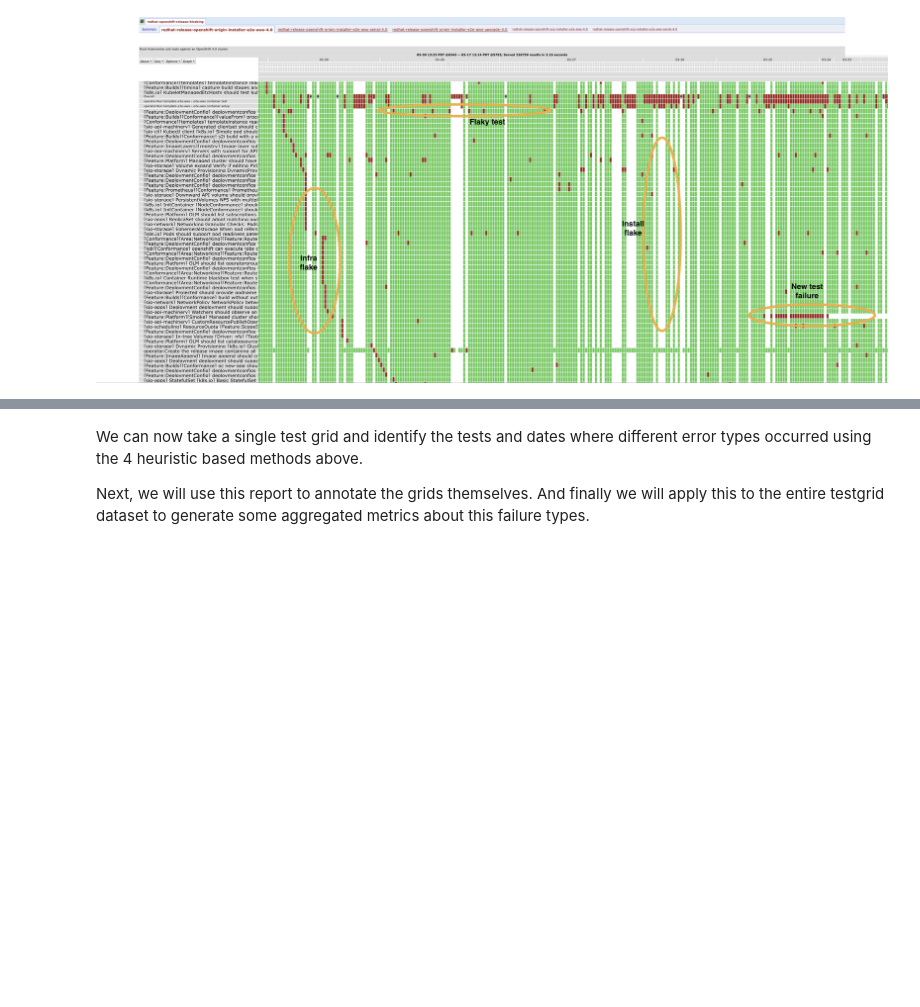
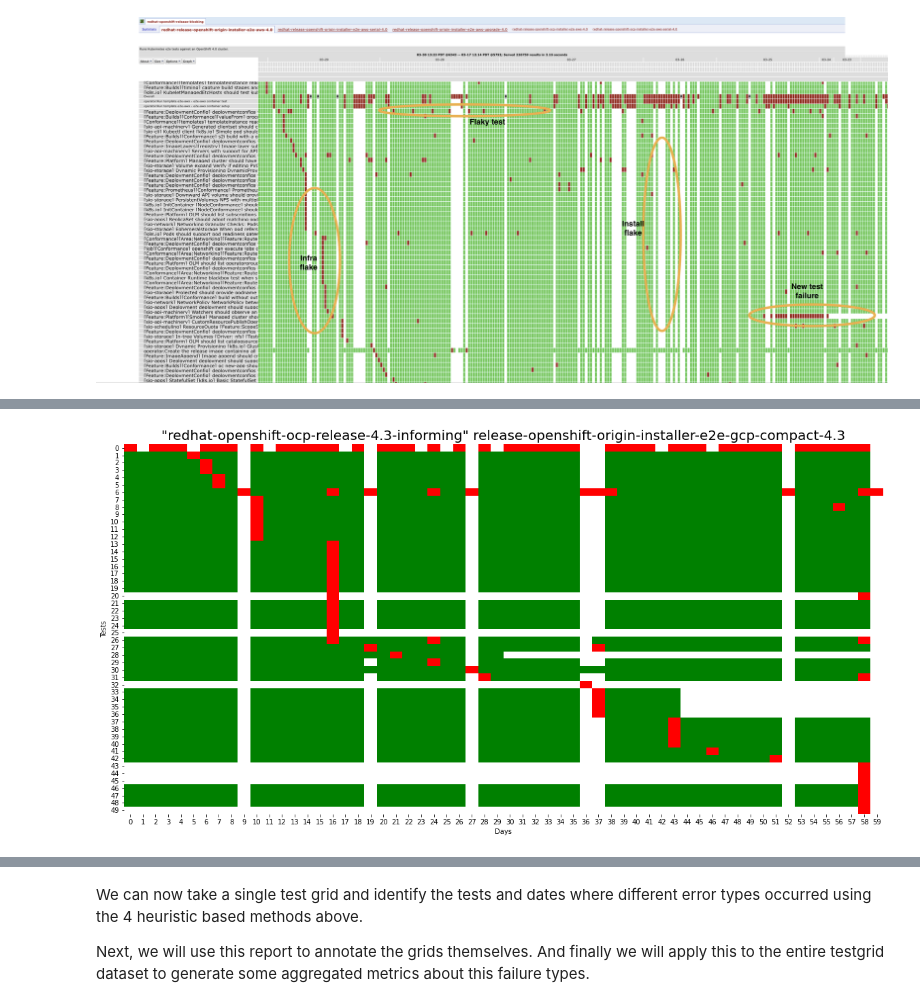
Before and after one commit to isabelizimm/ocp-ci-analysis, a Jupyter notebook: notebooks/failure-type-classification/stage/failure_type_classifier.ipynb, the cells around one changed output, grey strips where cells are left out. Drawn from its saved outputs; the diff is of its cells as text; code cells hidden in the pictures; blank space fills up the shorter version.

Commit message:
functions in `failure_type_class` and outputs in `failure_type_classifer`

```diff
--- a/notebooks/failure-type-classification/stage/failure_type_classifier.ipynb
+++ b/notebooks/failure-type-classification/stage/failure_type_classifier.ipynb
@@ -80,14 +65,7 @@ grid = data['"redhat-openshift-ocp-release-4.3-informing"'][
+# %%
+grid = data[selected_dashboard][selected_job]["grid"]
 # %%
 # use the decode_run_length function imported from TestGrid_EDA notebook
 x = np.array(list(pd.DataFrame(grid).statuses.apply(decode_run_length)))
-# %%
-# We want to re-map the values so that the output of the convolution will be more interpretable.
-def normalize(x):
-    if x == 1:
-        return 1
-    if x == 12:
-        return -1
-    if x == 0:
-        return 0
 # %%
 x = pd.DataFrame(x).apply(lambda x: [normalize(y) for y in x])
@@ -98,0 +76,18 @@ normalized_data = np.array(x)
+# %%
+plt.figure(figsize=(20, 10))
+cmap = colors.ListedColormap(["red", "white", "green"])
+sns.heatmap(
+    x[:50],
+    fmt="",
+    cmap=cmap,
+    cbar=False
+)
+plt.ylabel("Tests")
+plt.xlabel("Days")
+plt.title(
+    f"{selected_dashboard} {selected_job}",
+    fontsize=20,
+)
+plt.show()
+# %% [output]
+[figure, added]
```
Also changed, not shown: parts of 16 cells of this notebook, 1 other file.
